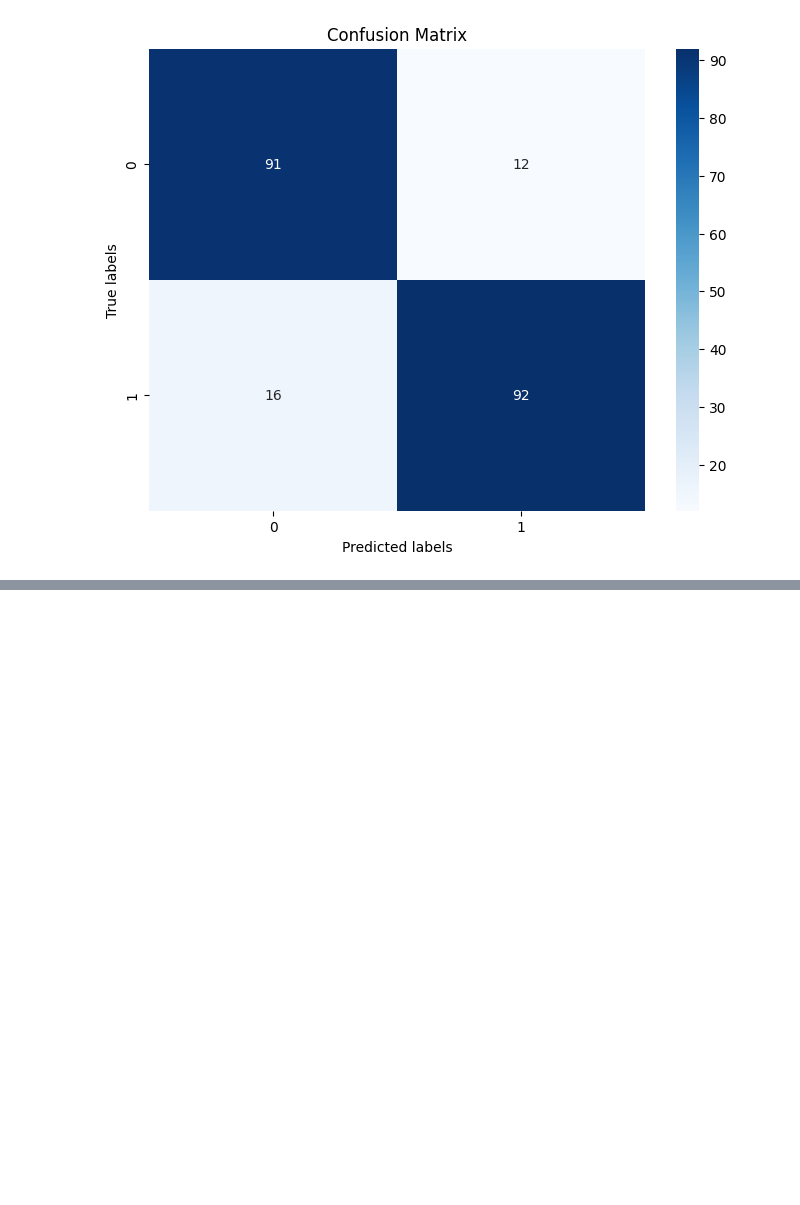
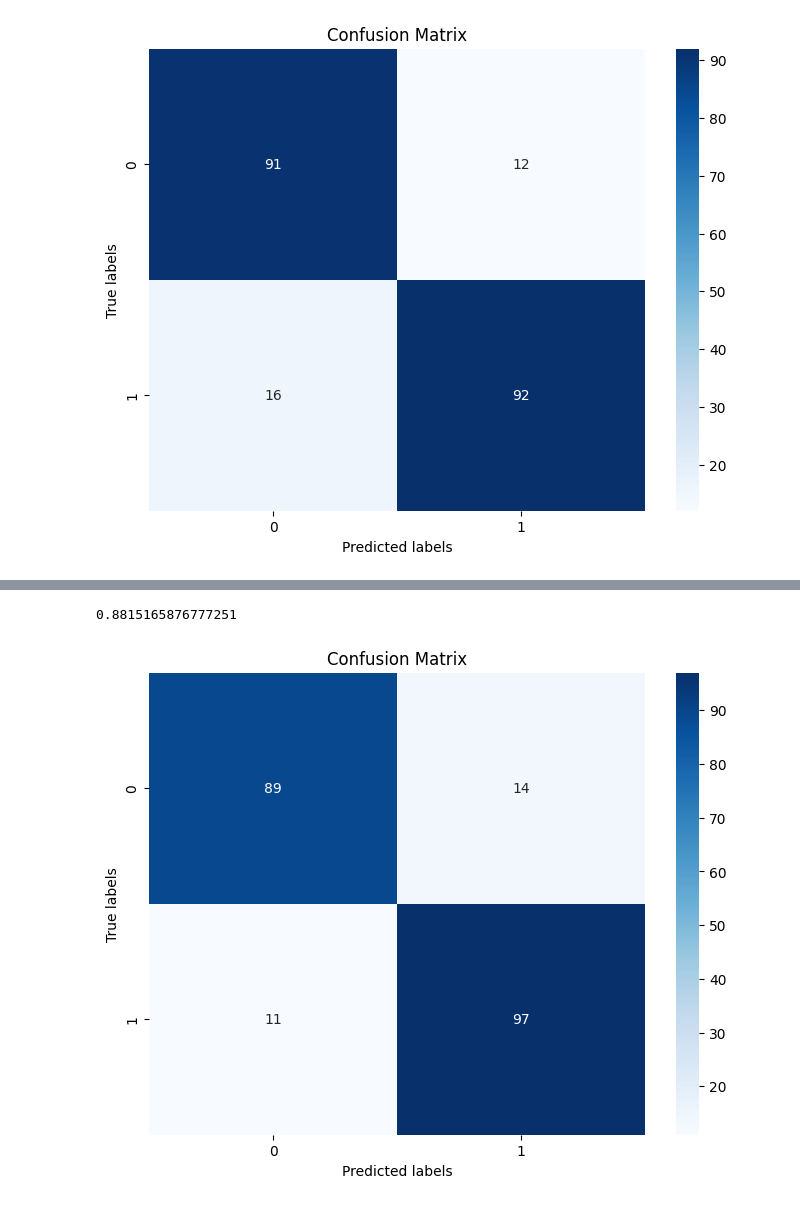
Before and after one commit to hamdaazeem/Ai-project, a Jupyter notebook: project-preprocessing n EDA.ipynb, the cells around one changed output, grey strips where cells are left out. Saved outputs shown, nothing was run; the diff lists cells and outputs as text; code cells hidden in the pictures; blank space fills up the shorter version.

```diff
--- a/project-preprocessing n EDA.ipynb
+++ b/project-preprocessing n EDA.ipynb
@@ -401,0 +402,26 @@ plt.show()
+# %%
+from sklearn.ensemble import RandomForestClassifier
+Rm=RandomForestClassifier()
+Rm.fit(X_train,y_train)
+RandomForestClassifier()
+y_pred5=Rm.predict(X_test)
+accuracy_score(y_test,y_pred5)
+# %% [output]
+0.8815165876777251
+# %%
+from sklearn.model_selection import train_test_split
+from sklearn.preprocessing import StandardScaler
+from sklearn.metrics import confusion_matrix, accuracy_score
+
+# Calculate confusion matrix
+conf_mat = confusion_matrix(y_test, y_pred5)
+
+# Plot confusion matrix
+plt.figure(figsize=(8, 6))
+sns.heatmap(conf_mat, annot=True, fmt='d', cmap='Blues')
+plt.title('Confusion Matrix')
+plt.xlabel('Predicted labels')
+plt.ylabel('True labels')
+plt.show()
+# %% [output]
+[figure, added]
```
Also changed, not shown: parts of 5 cells of this notebook.
